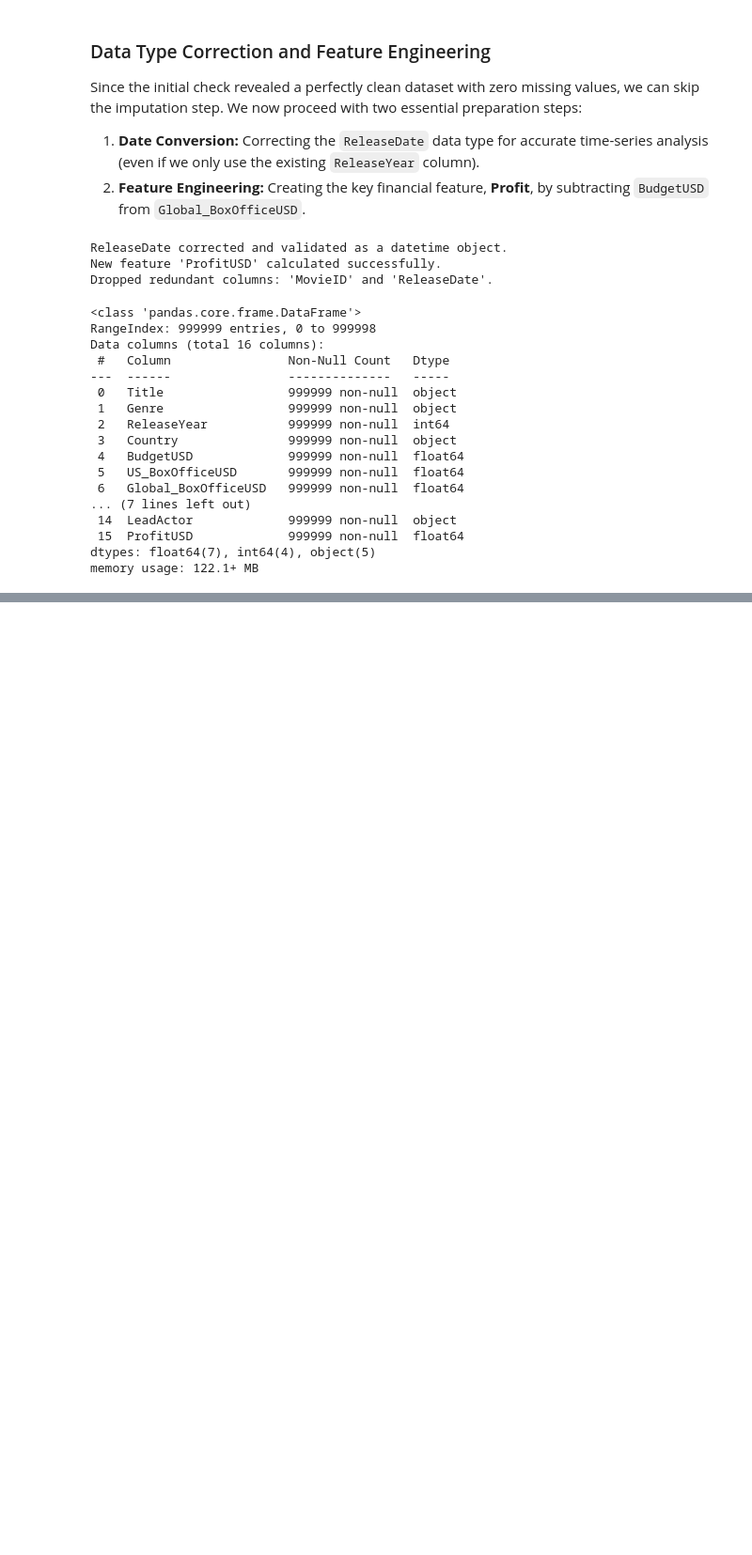
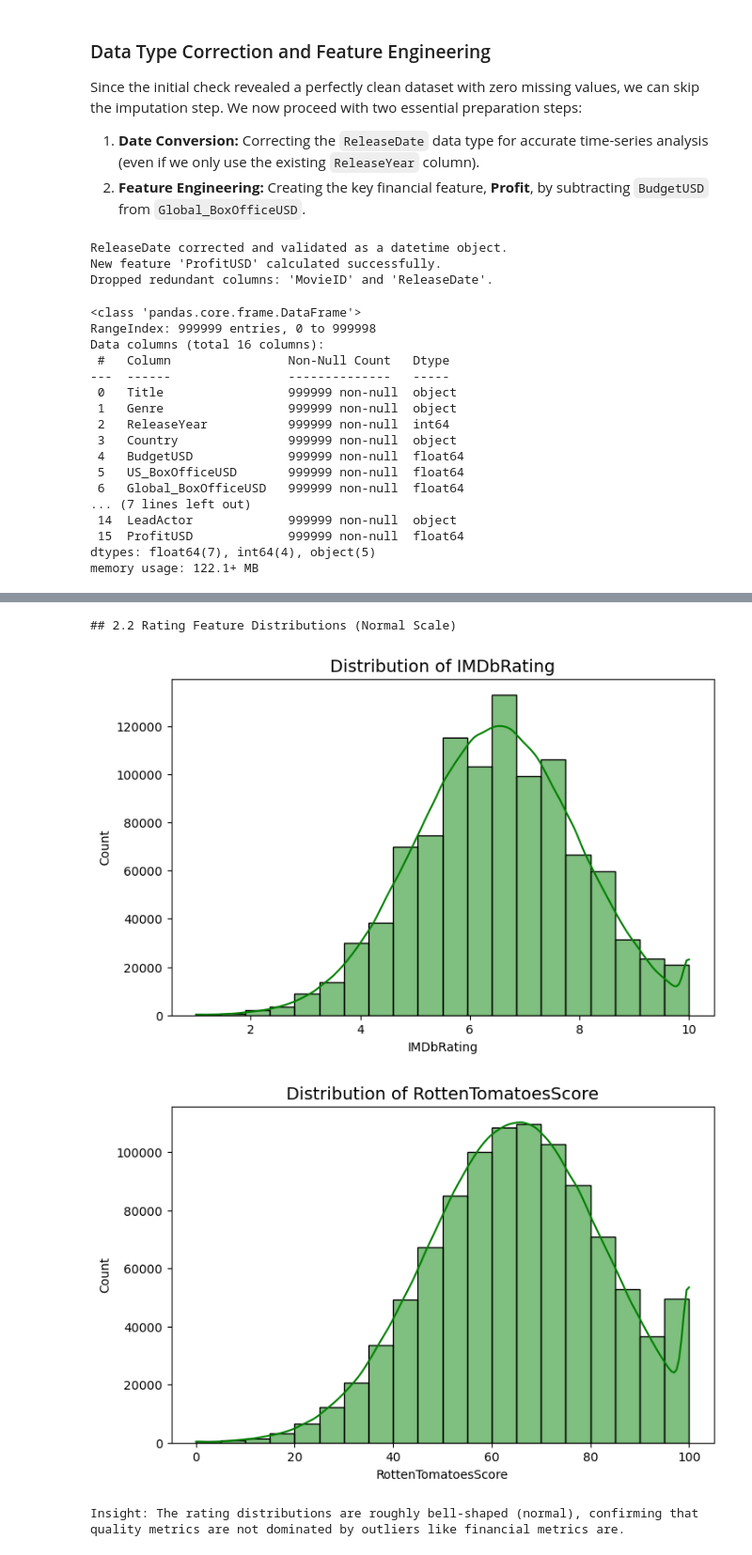
Before and after one commit to saad8446/Data-Science-Project, a Jupyter notebook: movies_analysis.ipynb, the cells around one changed output, grey strips where cells are left out. Shown at 94% size. Cells and saved outputs as stored; diff of their text form; code cells hidden in the pictures; blank space fills up the shorter version.

```diff
--- a/movies_analysis.ipynb
+++ b/movies_analysis.ipynb
@@ -115,0 +191,28 @@ memory usage: 122.1+ MB
+# %%
+print("\n## 2.2 Rating Feature Distributions (Normal Scale)")
+
+rating_cols = ['IMDbRating', 'RottenTomatoesScore']
+
+for col in rating_cols:
+    plt.figure(figsize=(8, 5))
+
+
+    sns.histplot(
+        data=df,
+        x=col,
+        bins=20,
+        kde=True,
+        color='green'
+    )
+
+    plt.title(f"Distribution of {col}", fontsize=14)
+    plt.xlabel(col)
+    plt.ylabel("Count")
+    plt.show()
+
+print("\nInsight: The rating distributions are roughly bell-shaped (normal), confirming that quality metrics are not dominated by outliers like financial metrics are.")
+# %% [output]
+## 2.2 Rating Feature Distributions (Normal Scale)
+[figure, added]
+[figure, added]
+Insight: The rating distributions are roughly bell-shaped (normal), confirming that quality metrics are not dominated by outliers like financial metrics are.
```
Also changed, not shown: parts of 24 cells of this notebook.
